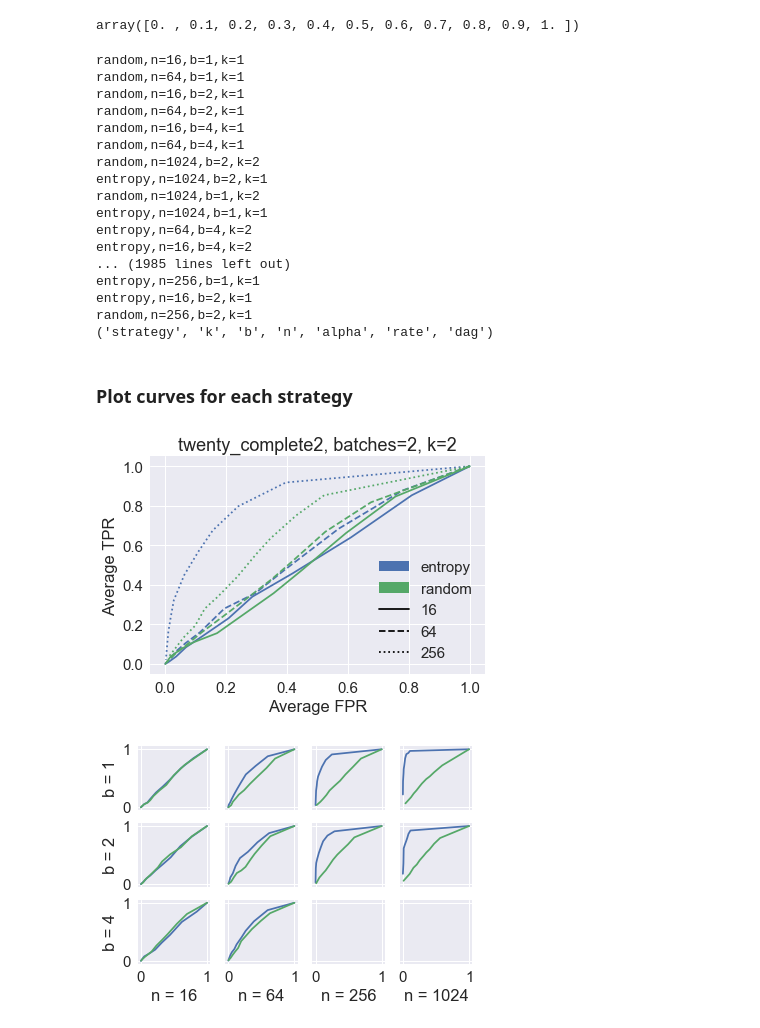
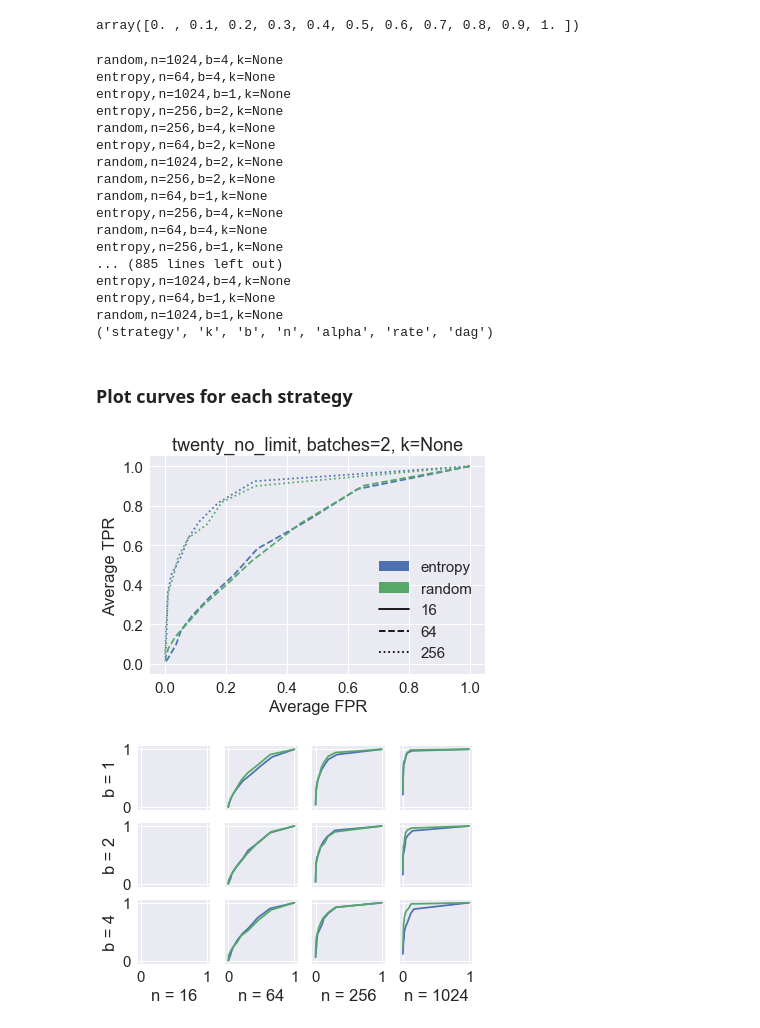
Before and after one commit to agrawalraj/active_learning, a Jupyter notebook: new/analyze_results.ipynb, the cells around one changed output. Saved outputs shown, nothing was run; the diff lists cells and outputs as text; code cells hidden in the pictures.

```diff
--- a/new/analyze_results.ipynb
+++ b/new/analyze_results.ipynb
@@ -1,7 +1,7 @@
 # %% [markdown]
 ### Dataset to use - change this value to analyze a different data set
 # %%
-dataset = 'twenty_complete2'
+dataset = 'twenty_no_limit'
 # %%
 from analysis import check_folder
 check_folder.check_folder(dataset)
@@ -52,7 +52,7 @@ Computed parent probabilities
 ### Load the rates DataArray, a 7-dimensional tensor mapping each strategy (strategy name, n, b, k) and significance level to the value of a rate for all DAGs
 # %%
 strategy_names = ['entropy', 'random']
-ks = [1, 2]
+ks = [None]
 bs = [1, 2, 4]
 ns = [16, 64, 256, 1024]
 np.linspace(0, 1, 11)
@@ -71,22 +71,22 @@ rates_da = check_gies.get_rates_data_array(
 )
 print(rates_da.dims)
 # %% [output]
-random,n=16,b=1,k=1
-random,n=64,b=1,k=1
-random,n=16,b=2,k=1
-random,n=64,b=2,k=1
-random,n=16,b=4,k=1
-random,n=64,b=4,k=1
-random,n=1024,b=2,k=2
-entropy,n=1024,b=2,k=1
-random,n=1024,b=1,k=2
-entropy,n=1024,b=1,k=1
-entropy,n=64,b=4,k=2
-entropy,n=16,b=4,k=2
-... (1985 lines left out)
-entropy,n=256,b=1,k=1
-entropy,n=16,b=2,k=1
-random,n=256,b=2,k=1
+random,n=1024,b=4,k=None
+entropy,n=64,b=4,k=None
+entropy,n=1024,b=1,k=None
+entropy,n=256,b=2,k=None
+random,n=256,b=4,k=None
+entropy,n=64,b=2,k=None
+random,n=1024,b=2,k=None
+random,n=256,b=2,k=None
+random,n=64,b=1,k=None
+entropy,n=256,b=4,k=None
+random,n=64,b=4,k=None
+entropy,n=256,b=1,k=None
+... (885 lines left out)
+entropy,n=1024,b=4,k=None
+entropy,n=64,b=1,k=None
+random,n=1024,b=1,k=None
 ('strategy', 'k', 'b', 'n', 'alpha', 'rate', 'dag')
 # %% [markdown]
 ### Plot curves for each strategy
@@ -113,27 +113,27 @@ strat_handles = [
 # %%
 plt.clf()
 
 rate_avgs_da = rates_da.mean(dim='dag')
 b=2
-k=2
+k=None
 for strategy, color in zip(strategy_names, colors):
     for n, linestyle in zip(ns, linestyles):
         strat_avg_tprs = rate_avgs_da.sel(strategy=strategy, b=b, k=k, n=n, rate='tpr').values
         strat_avg_fprs = rate_avgs_da.sel(strategy=strategy, b=b, k=k, n=n, rate='fpr').values
         tpr_fpr_df = order_tpr_fpr(strat_avg_fprs, strat_avg_tprs)
         plt.plot(tpr_fpr_df['fpr'], tpr_fpr_df['tpr'], linestyle=linestyle, color=color)
 
 plt.legend(
     handles=strat_handles + sample_handles
 )
 plt.title(dataset + ', batches=%s, k=%s' % (b, k))
 plt.xlabel('Average FPR')
 plt.ylabel('Average TPR');
 # %% [output]
-[figure, old version]
+[figure, new version]
 # %%
 fig, ax = plt.subplots(len(bs), len(ns), sharey=True, sharex=True)
-k=1
+k=None
 for (b_ix, b), (n_ix, n) in itr.product(list(enumerate(bs)), list(enumerate(ns))):
     for strategy, color in zip(strategy_names, colors):
         avg_rates = rate_avgs_da.sel(strategy=strategy, b=b, k=k, n=n)
@@ -144,6 +144,6 @@ for (b_ix, b), (n_ix, n) in itr.product(list(enumerate(bs)), list(enumerate(ns))
         if n_ix == 0:
             ax[b_ix, n_ix].set_ylabel('b = %s' % b)
 # %% [output]
-[figure, old version]
+[figure, new version]
 # %%
 ns
```
Also changed, not shown: parts of 2 cells of this notebook, 3 other files.
